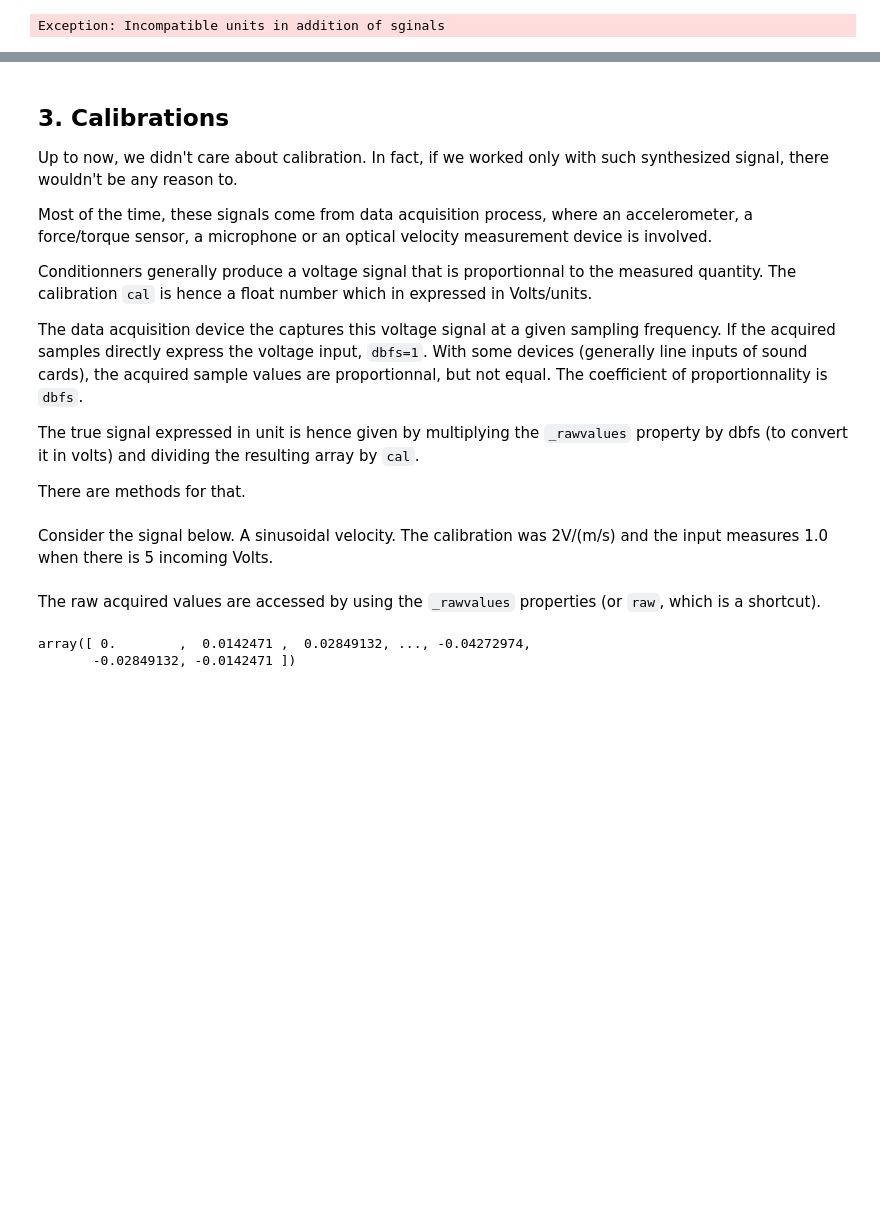
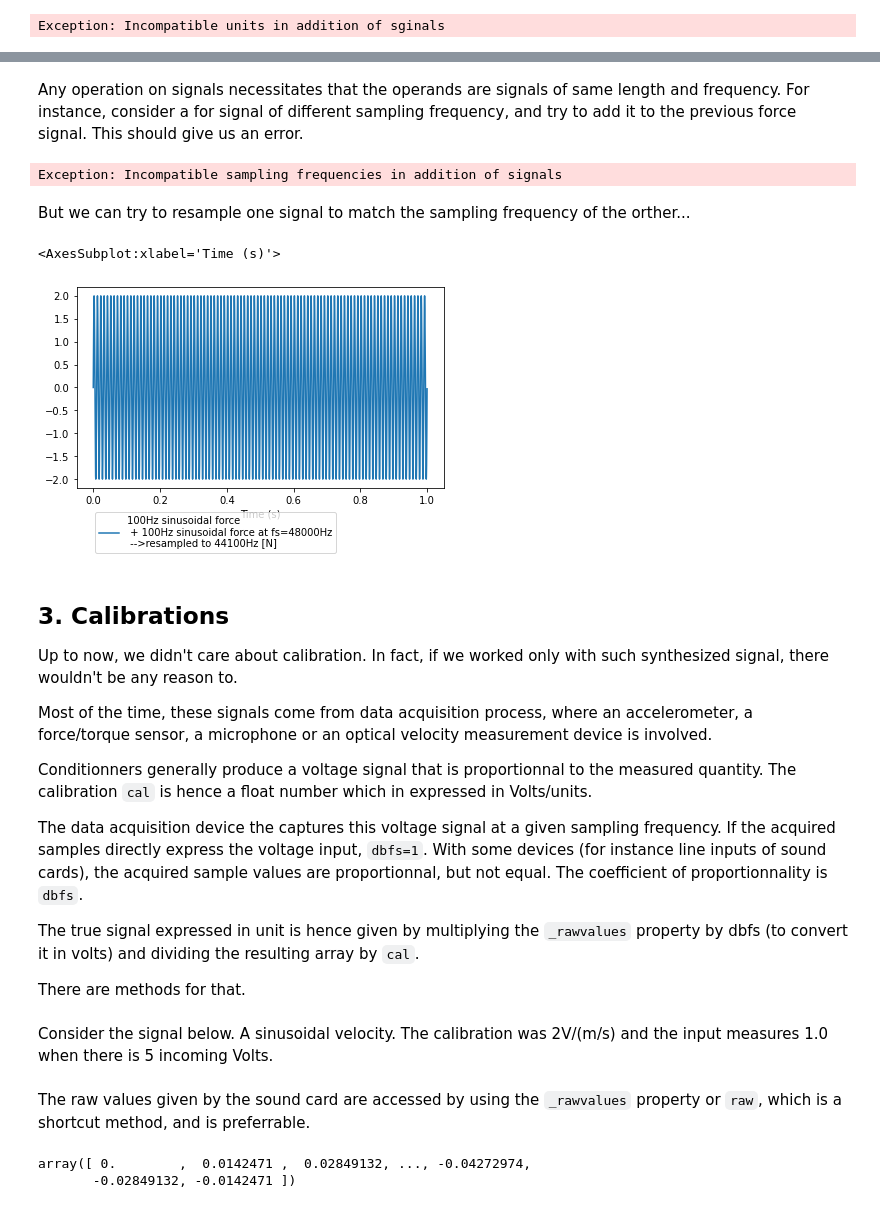
Before and after one commit to odoare/measpy, a Jupyter notebook: examples/play_with_signals.ipynb, the cells around one changed output, grey strips where cells are left out. Saved outputs shown, nothing was run; the diff lists cells and outputs as text; code cells hidden in the pictures; blank space fills up the shorter version.

Commit message:
Update play_with_signals tutorial

````diff
--- a/examples/play_with_signals.ipynb
+++ b/examples/play_with_signals.ipynb
@@ -126,3 +131,19 @@ distancetot.unit_to('mm').plot()
+# %% [markdown]
+Any operation on signals necessitates that the operands are signals of same length and frequency. For instance, consider a for signal of different sampling frequency, and try to add it to the previous force signal. This should give us an error.
+# %%
+samplingfreq2=48000
+forcesig2 = mp.Signal(fs=samplingfreq2,desc='100Hz sinusoidal force at fs=48000Hz',raw=np.sin(2*np.pi*100*np.arange(0,1,1/samplingfreq2)),unit='N')
+forcetot = forcesig+forcesig2
+# %% [output]
+Exception: Incompatible sampling frequencies in addition of signals
+# %% [markdown]
+But we can try to resample one signal to match the sampling frequency of the orther...
+# %%
+forcetot = forcesig+forcesig2.resample(samplingfreq)
+forcetot.plot()
+# %% [output]
+<AxesSubplot:xlabel='Time (s)'>
+[figure, added]
 # %% [markdown]
 ## 3. Calibrations
 
@@ -132,7 +153,7 @@ Most of the time, these signals come from data acquisition process, where an acc
 
 Conditionners generally produce a voltage signal that is proportionnal to the measured quantity. The calibration ```cal``` is hence a float number which in expressed in Volts/units.
 
-The data acquisition device the captures this voltage signal at a given sampling frequency. If the acquired samples directly express the voltage input, ```dbfs=1```. With some devices (generally line inputs of sound cards), the acquired sample values are proportionnal, but not equal. The coefficient of proportionnality is ```dbfs```.
+The data acquisition device the captures this voltage signal at a given sampling frequency. If the acquired samples directly express the voltage input, ```dbfs=1```. With some devices (for instance line inputs of sound cards), the acquired sample values are proportionnal, but not equal. The coefficient of proportionnality is ```dbfs```.
 
 The true signal expressed in unit is hence given by multiplying the ```_rawvalues``` property by dbfs (to convert it in volts) and dividing the resulting array by ```cal```.
 
@@ -148,7 +169,7 @@ velsig = mp.Signal(fs=samplingfreq,
     cal=2.0,
     dbfs=5.0)
 # %% [markdown]
-The raw acquired values are accessed by using the ```_rawvalues``` properties (or ```raw```, which is a shortcut).
+The raw values given by the sound card are accessed by using the ```_rawvalues``` property or ```raw```, which is a shortcut method, and is preferrable.
 # %%
 velsig.raw
 # %% [output]
````
Also changed, not shown: parts of 24 cells of this notebook.
